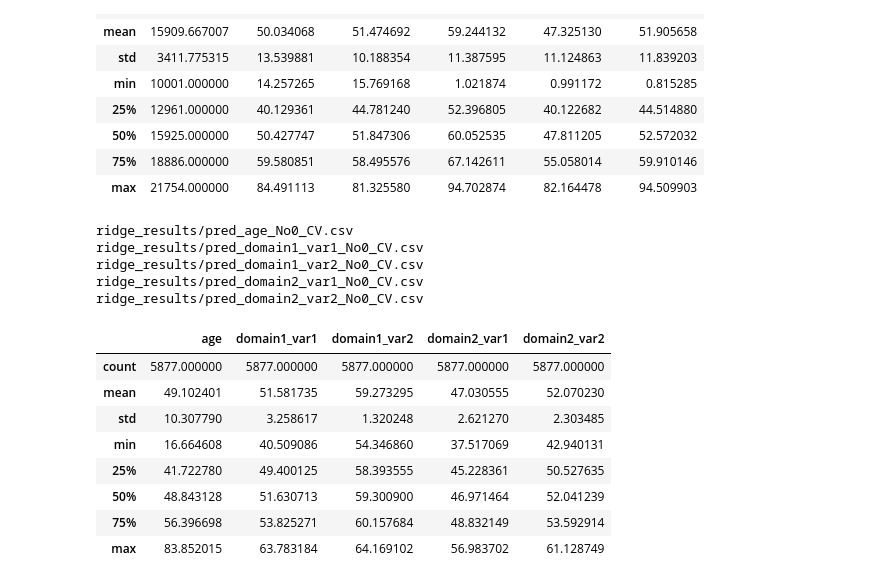
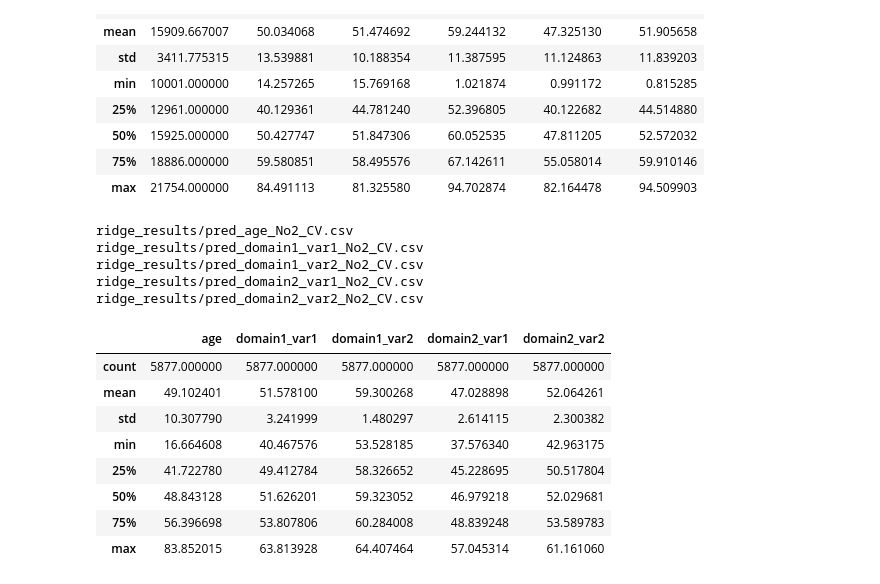
Before and after one commit to ibkuroyagi/trends-images, a Jupyter notebook: working/test_check.ipynb, the cells around one changed output. Drawn from its saved outputs; the diff is of its cells as text; code cells hidden in the pictures.

```diff
--- a/working/test_check.ipynb
+++ b/working/test_check.ipynb
@@ -45,36 +45,36 @@ df.describe()
 | 75% | 18886.000000 | 59.580851 | 58.495576 | 67.142611 | 55.058014 | 59.910146 |
 | max | 21754.000000 | 84.491113 | 81.325580 | 94.702874 | 82.164478 | 94.509903 |
 # %%
-fold = 0
+# fold = 0
 file_No = 2
 test_df = pd.DataFrame(np.zeros((5877, 5)), columns=config.target)
 val_df = pd.DataFrame(np.zeros((5877, 6)), columns=["Id"] + config.target)
 val_df["Id"] = df["Id"]
 for target_id in range(5):
     # fname = f"output/test_{config.target[target_id]}fold{fold}_No{file_No}.csv"
     fname = f"ridge_results/pred_{config.target[target_id]}_No{file_No}_CV.csv"
     print(fname)
     test_df[config.target[target_id]] = pd.read_csv(fname)[config.target[target_id]+"_pred"]
     val_fname = f"ridge_results/val_{config.target[target_id]}_No{file_No}_CV.csv"
     val_df[config.target[target_id]] = pd.read_csv(val_fname)[config.target[target_id]+"_pred"]
 submission_file = f'ensemble/valid_{r_type}_No{file_No}.csv'
 val_df.to_csv(submission_file, index=False)
 test_df.describe()
 # %% [output]
-ridge_results/pred_age_No0_CV.csv
-ridge_results/pred_domain1_var1_No0_CV.csv
-ridge_results/pred_domain1_var2_No0_CV.csv
-ridge_results/pred_domain2_var1_No0_CV.csv
-ridge_results/pred_domain2_var2_No0_CV.csv
+ridge_results/pred_age_No2_CV.csv
+ridge_results/pred_domain1_var1_No2_CV.csv
+ridge_results/pred_domain1_var2_No2_CV.csv
+ridge_results/pred_domain2_var1_No2_CV.csv
+ridge_results/pred_domain2_var2_No2_CV.csv
 |  | age | domain1_var1 | domain1_var2 | domain2_var1 | domain2_var2 |
 | count | 5877.000000 | 5877.000000 | 5877.000000 | 5877.000000 | 5877.000000 |
-| mean | 49.102401 | 51.581735 | 59.273295 | 47.030555 | 52.070230 |
-| std | 10.307790 | 3.258617 | 1.320248 | 2.621270 | 2.303485 |
-| min | 16.664608 | 40.509086 | 54.346860 | 37.517069 | 42.940131 |
-| 25% | 41.722780 | 49.400125 | 58.393555 | 45.228361 | 50.527635 |
-| 50% | 48.843128 | 51.630713 | 59.300900 | 46.971464 | 52.041239 |
-| 75% | 56.396698 | 53.825271 | 60.157684 | 48.832149 | 53.592914 |
-| max | 83.852015 | 63.783184 | 64.169102 | 56.983702 | 61.128749 |
+| mean | 49.102401 | 51.578100 | 59.300268 | 47.028898 | 52.064261 |
+| std | 10.307790 | 3.241999 | 1.480297 | 2.614115 | 2.300382 |
+| min | 16.664608 | 40.467576 | 53.528185 | 37.576340 | 42.963175 |
+| 25% | 41.722780 | 49.412784 | 58.326652 | 45.228695 | 50.517804 |
+| 50% | 48.843128 | 51.626201 | 59.323052 | 46.979218 | 52.029681 |
+| 75% | 56.396698 | 53.807806 | 60.284008 | 48.839248 | 53.589783 |
+| max | 83.852015 | 63.813928 | 64.407464 | 57.045314 | 61.161060 |
 # %%
 # train_std = df[config.target].std()
 # train_mean = df[config.target].mean()
```
Also changed, not shown: parts of 4 cells of this notebook, 7 other files.
